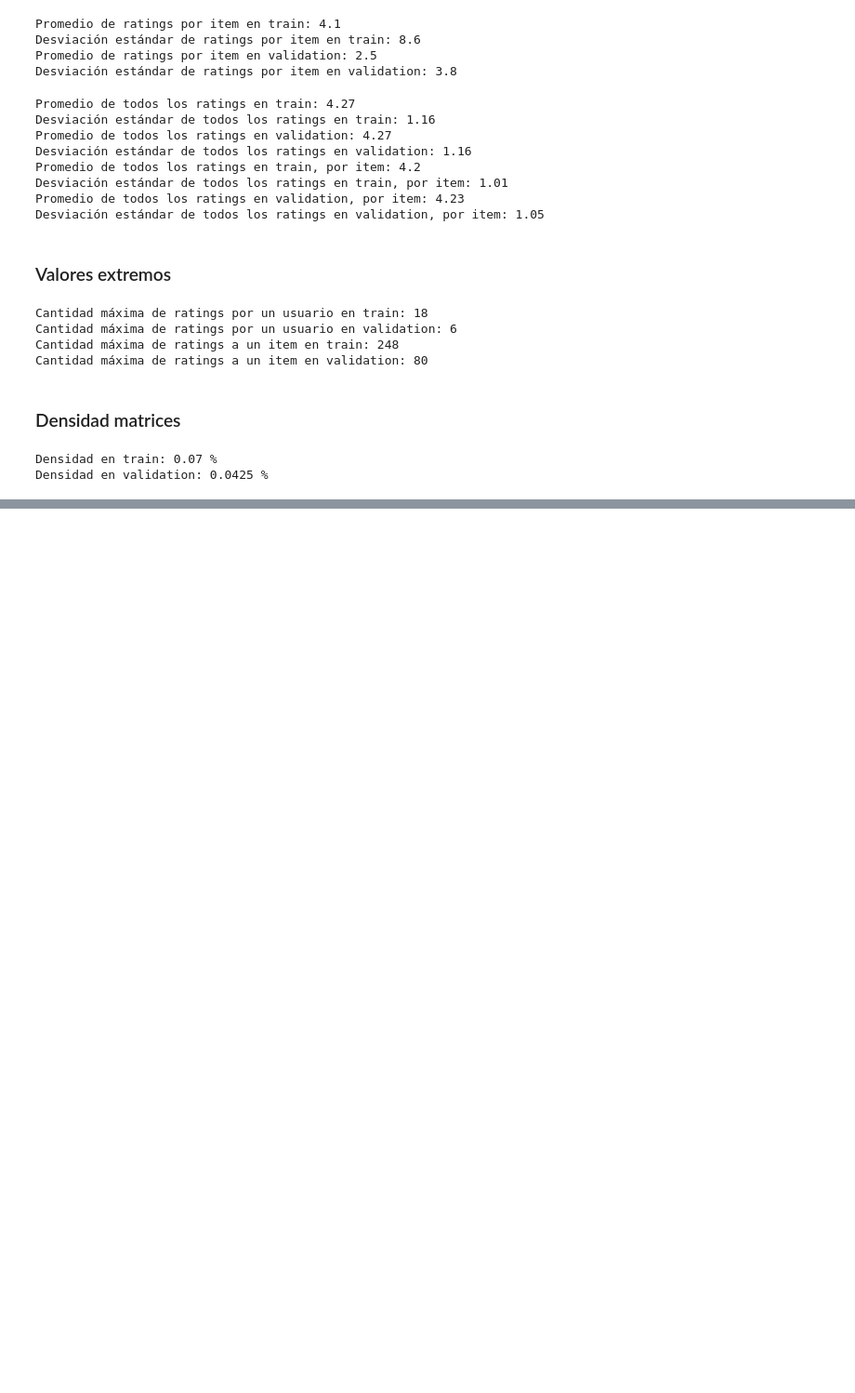
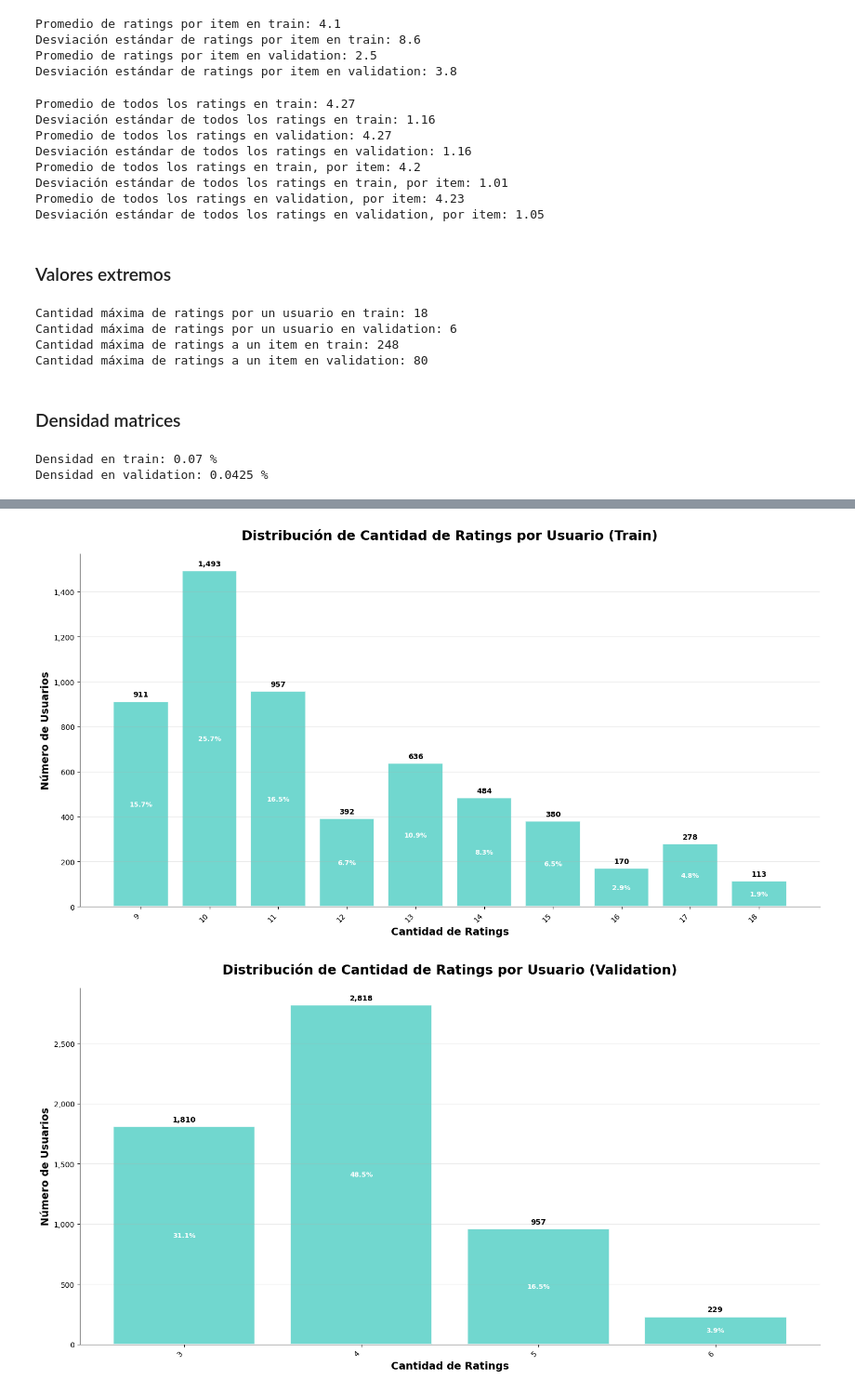
Before and after one commit to franfonte/T1_SR, a Jupyter notebook: analisis_datos.ipynb, the cells around one changed output, grey strips where cells are left out. Shown at 93% size. Saved outputs shown, nothing was run; the diff lists cells and outputs as text; code cells hidden in the pictures; blank space fills up the shorter version.

```diff
--- a/analisis_datos.ipynb
+++ b/analisis_datos.ipynb
@@ -197,0 +524,17 @@ plt.show()
+# %%
+# Distribucion de cantidad de ratings en train y validation por usuario
+frecuencia_numero_ratings_train = cantidad_ratings_usuario_train.value_counts()
+frecuencia_numero_ratings_validation = cantidad_ratings_usuario_validation.value_counts()
+
+plot_long_tail_distribution(frecuencia_numero_ratings_train,
+                             title='Distribución de Cantidad de Ratings por Usuario (Train)',
+                             xlabel='Cantidad de Ratings',
+                             ylabel='Número de Usuarios')
+
+plot_long_tail_distribution(frecuencia_numero_ratings_validation,
+                             title='Distribución de Cantidad de Ratings por Usuario (Validation)',
+                             xlabel='Cantidad de Ratings',
+                             ylabel='Número de Usuarios')
+# %% [output]
+[figure, added]
+[figure, added]
```
Also changed, not shown: parts of 8 cells of this notebook.
